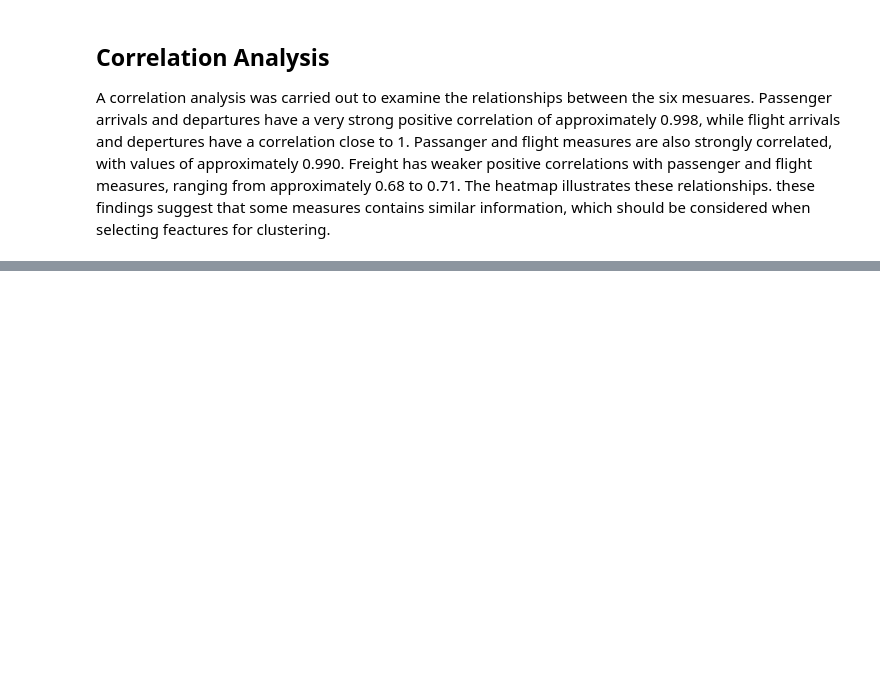
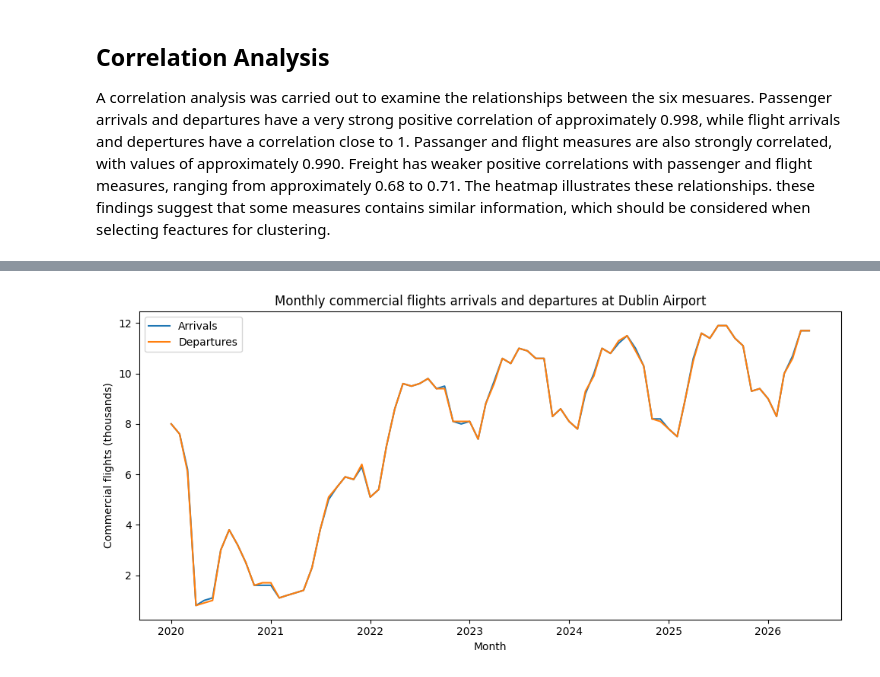
Before and after one commit to Ricardocotaa/CA1-Machine-Learning-2-Ricardo-Cota, a Jupyter notebook: CA1 MachineLearning-RicardoCota.ipynb, the cells around one changed output, grey strips where cells are left out. Cells and saved outputs as stored; diff of their text form; code cells hidden in the pictures; blank space fills up the shorter version.

```diff
--- a/CA1 MachineLearning-RicardoCota.ipynb
+++ b/CA1 MachineLearning-RicardoCota.ipynb
@@ -325,0 +354,14 @@ A correlation analysis was carried out to examine the relationships between the
+# %%
+fig, ax = plt.subplots(figsize=(10,5))
+ax.plot(dublin_monthly_table['Month'], dublin_monthly_table['Flights Arrival'], label='Arrivals')
+ax.plot(dublin_monthly_table['Month'], dublin_monthly_table['Flights Departure'], label='Departures')
+
+ax.set_title('Monthly commercial flights arrivals and departures at Dublin Airport')
+ax.set_xlabel('Month')
+ax.set_ylabel('Commercial flights (thousands)')
+ax.legend()
+
+plt.tight_layout()
+plt.show()
+# %% [output]
+[figure, added]
```
Also changed, not shown: parts of 3 cells of this notebook.
